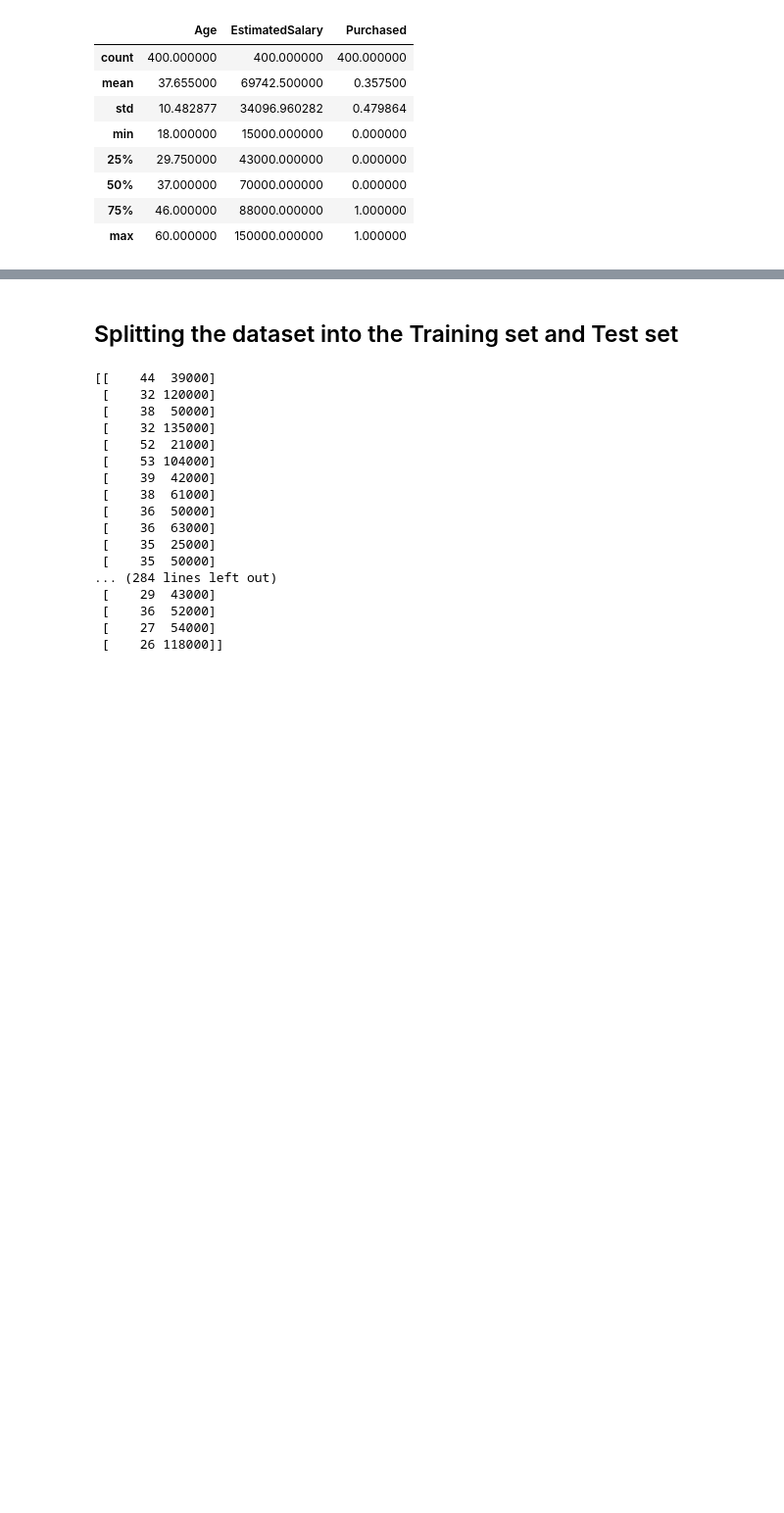
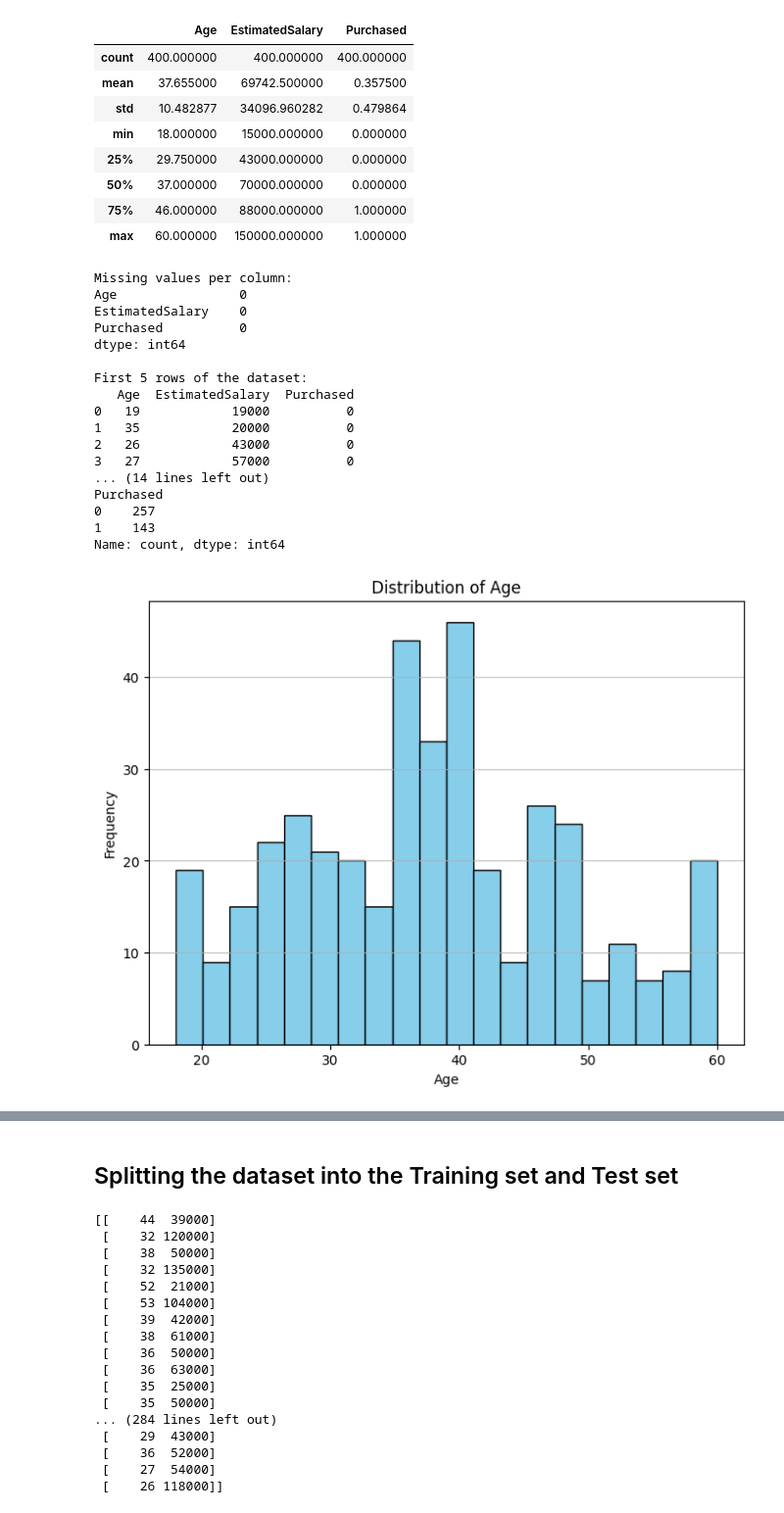
Before and after one commit to dhimassyahrial/Data-Science, a Jupyter notebook: MLcode/Classification/Decision Tree Classification/decision_tree_classification.ipynb, the cells around one changed output, grey strips where cells are left out. Shown at 98% size. Saved outputs shown, nothing was run; the diff lists cells and outputs as text; code cells hidden in the pictures; blank space fills up the shorter version.

```diff
--- a/MLcode/Classification/Decision Tree Classification/decision_tree_classification.ipynb
+++ b/MLcode/Classification/Decision Tree Classification/decision_tree_classification.ipynb
@@ -22,3 +35,83 @@ dataset.describe()
 | 50% | 37.000000 | 70000.000000 | 0.000000 |
 | 75% | 46.000000 | 88000.000000 | 1.000000 |
 | max | 60.000000 | 150000.000000 | 1.000000 |
+# %%
+
+import matplotlib.pyplot as plt
+# Checking for missing values
+print("\nMissing values per column:")
+print(dataset.isnull().sum())
+
+# Displaying the first 5 rows of the dataset
+print("\nFirst 5 rows of the dataset:")
+print(dataset.head())
+
+# Displaying the last 5 rows of the dataset
+print("\nLast 5 rows of the dataset:")
+print(dataset.tail())
+
+# Checking the unique values in the 'Purchased' column
+print("\nUnique values in 'Purchased' column:")
+print(dataset['Purchased'].unique())
+
+# Checking the value counts for the 'Purchased' column
+print("\nValue counts for 'Purchased' column:")
+print(dataset['Purchased'].value_counts())
+
+# Visualizing the distribution of 'Age'
+plt.figure(figsize=(8, 6))
+plt.hist(dataset['Age'], bins=20, color='skyblue', edgecolor='black')
+plt.title('Distribution of Age')
+plt.xlabel('Age')
+plt.ylabel('Frequency')
+plt.grid(axis='y', alpha=0.75)
+plt.show()
+
+# Visualizing the distribution of 'EstimatedSalary'
+plt.figure(figsize=(8, 6))
+plt.hist(dataset['EstimatedSalary'], bins=20, color='lightgreen', edgecolor='black')
+plt.title('Distribution of Estimated Salary')
+plt.xlabel('Estimated Salary')
+plt.ylabel('Frequency')
+plt.grid(axis='y', alpha=0.75)
+plt.show()
+
+# Visualizing the relationship between 'Age' and 'EstimatedSalary' colored by 'Purchased'
+plt.figure(figsize=(8, 6))
+plt.scatter(dataset['Age'], dataset['EstimatedSalary'], c=dataset['Purchased'], cmap='viridis', alpha=0.6)
+plt.title('Age vs. Estimated Salary by Purchased')
+plt.xlabel('Age')
+plt.ylabel('Estimated Salary')
+plt.colorbar(label='Purchased (0=No, 1=Yes)')
+plt.grid(True)
+plt.show()
+
+# Calculating and displaying the correlation matrix
+print("\nCorrelation Matrix:")
+print(dataset.corr())
+
+# Visualizing the correlation matrix using a heatmap
+import seaborn as sns
+plt.figure(figsize=(8, 6))
+sns.heatmap(dataset.corr(), annot=True, cmap='coolwarm', fmt=".2f")
+plt.title('Correlation Matrix')
+plt.show()
+# %% [output]
+Missing values per column:
+Age                0
+EstimatedSalary    0
+Purchased          0
+dtype: int64
+
+First 5 rows of the dataset:
+   Age  EstimatedSalary  Purchased
+0   19            19000          0
+1   35            20000          0
+2   26            43000          0
+3   27            57000          0
+... (14 lines left out)
+Purchased
+0    257
+1    143
+Name: count, dtype: int64
+[figure, added]
```
Also changed, not shown: parts of 3 cells of this notebook.
